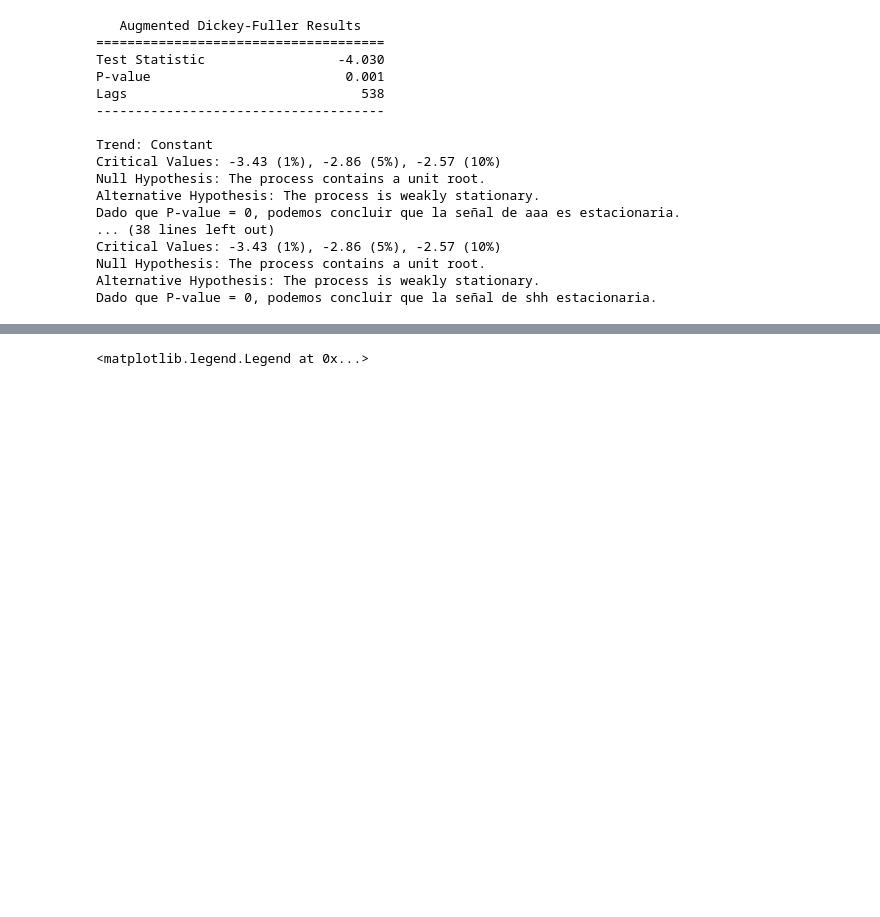
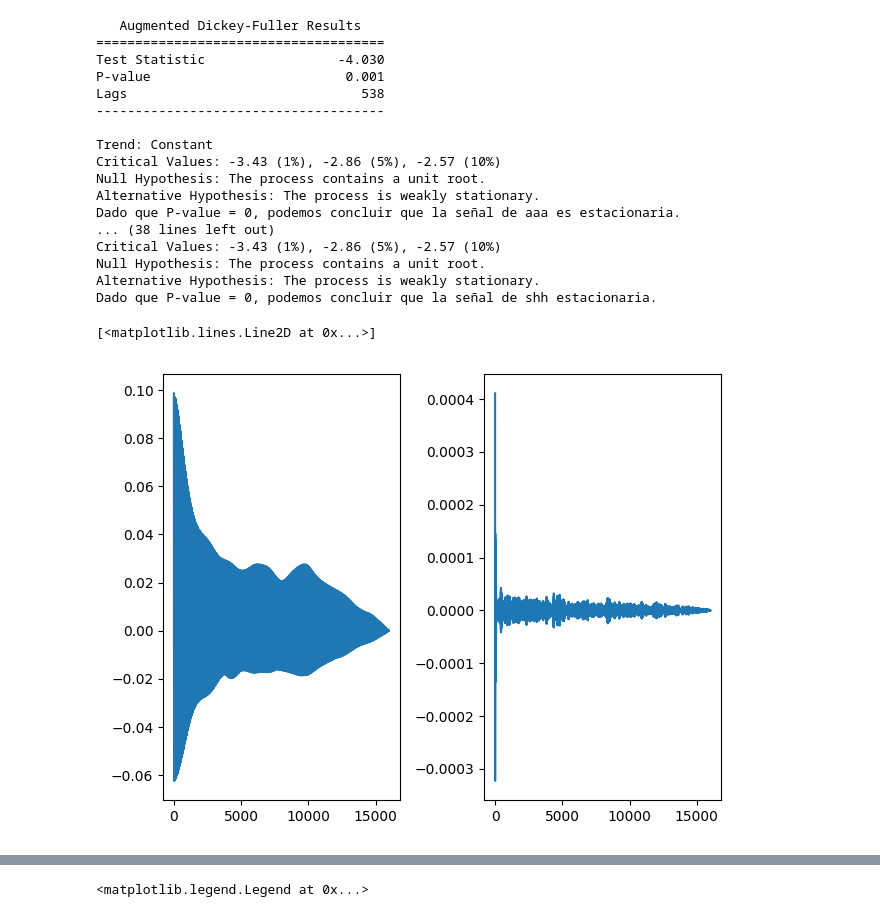
Before and after one commit to GonzaLinares/PASA_TP3, a Jupyter notebook: main.ipynb, the cells around one changed output, grey strips where cells are left out. Cells and saved outputs as stored; diff of their text form; code cells hidden in the pictures; blank space fills up the shorter version.

```diff
--- a/main.ipynb
+++ b/main.ipynb
@@ -69,4 +73,18 @@ Critical Values: -3.43 (1%), -2.86 (5%), -2.57 (10%)
 Null Hypothesis: The process contains a unit root.
 Alternative Hypothesis: The process is weakly stationary.
 Dado que P-value = 0, podemos concluir que la señal de shh estacionaria.
+# %%
+lags = sp.correlation_lags(len(signal["a"]), len(signal["a"]))
+N = len(signal["a"])
+rxa = sp.correlate(signal["a"], signal["a"])/N
+rxsh = sp.correlate(signal["sh"], signal["sh"])/N
+
+plt.figure(tight_layout=True)
+plt.subplot(121)
+plt.plot(lags[lags >= 0], rxa[lags >= 0])
+plt.subplot(122)
+plt.plot(lags[lags >= 0], rxsh[lags >= 0])
+# %% [output]
+[<matplotlib.lines.Line2D at 0x...>]
+[figure, added]
 # %%
```
Also changed, not shown: parts of 2 cells of this notebook, 1 other file.
